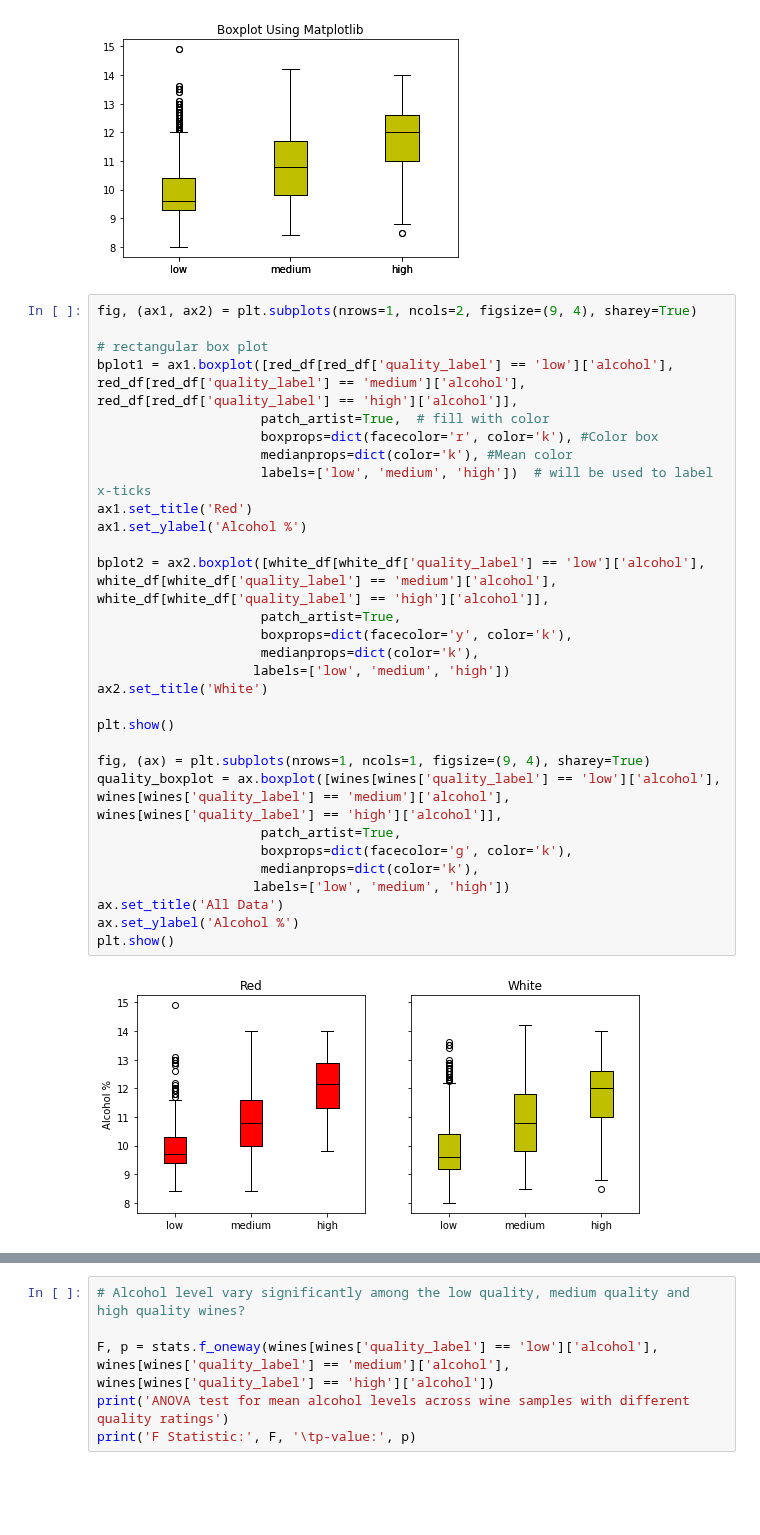
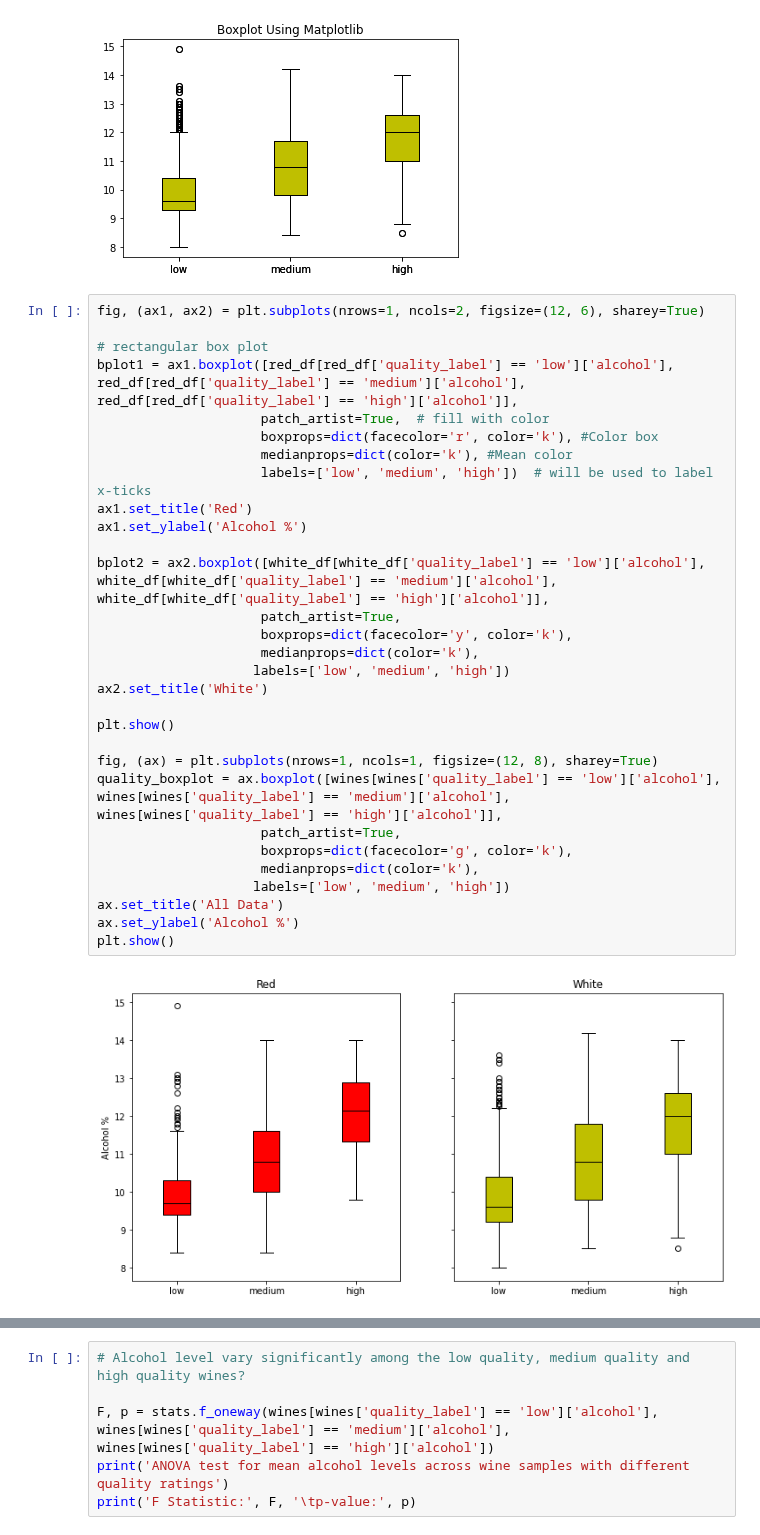
Before and after one commit to Jacopo-Spadon/Wine-not, a Jupyter notebook: Wine not data Wrangling.ipynb, the cells around one changed output, grey strips where cells are left out. Drawn from its saved outputs; the diff is of its cells as text; blank space fills up the shorter version.

```diff
--- a/Wine not data Wrangling.ipynb
+++ b/Wine not data Wrangling.ipynb
@@ -184,34 +184,34 @@ plt.show()
 # %% [output]
 [figure]
 # %%
-fig, (ax1, ax2) = plt.subplots(nrows=1, ncols=2, figsize=(9, 4), sharey=True)
+fig, (ax1, ax2) = plt.subplots(nrows=1, ncols=2, figsize=(12, 6), sharey=True)
 
 # rectangular box plot
 bplot1 = ax1.boxplot([red_df[red_df['quality_label'] == 'low']['alcohol'], red_df[red_df['quality_label'] == 'medium']['alcohol'], red_df[red_df['quality_label'] == 'high']['alcohol']],
                      patch_artist=True,  # fill with color
                      boxprops=dict(facecolor='r', color='k'), #Color box
                      medianprops=dict(color='k'), #Mean color
                      labels=['low', 'medium', 'high'])  # will be used to label x-ticks
 ax1.set_title('Red')
 ax1.set_ylabel('Alcohol %')
 
 bplot2 = ax2.boxplot([white_df[white_df['quality_label'] == 'low']['alcohol'], white_df[white_df['quality_label'] == 'medium']['alcohol'], white_df[white_df['quality_label'] == 'high']['alcohol']],
                      patch_artist=True,
                      boxprops=dict(facecolor='y', color='k'),
                      medianprops=dict(color='k'),
                     labels=['low', 'medium', 'high'])
 ax2.set_title('White')
 
 plt.show()
 
-fig, (ax) = plt.subplots(nrows=1, ncols=1, figsize=(9, 4), sharey=True)
+fig, (ax) = plt.subplots(nrows=1, ncols=1, figsize=(12, 8), sharey=True)
 quality_boxplot = ax.boxplot([wines[wines['quality_label'] == 'low']['alcohol'], wines[wines['quality_label'] == 'medium']['alcohol'], wines[wines['quality_label'] == 'high']['alcohol']],
                      patch_artist=True,
                      boxprops=dict(facecolor='g', color='k'),
                      medianprops=dict(color='k'),
                     labels=['low', 'medium', 'high'])
 ax.set_title('All Data')
 ax.set_ylabel('Alcohol %')
 plt.show()
 # %% [output]
-[figure, old version]
+[figure, new version]
```
Also changed, not shown: parts of 7 cells of this notebook.
